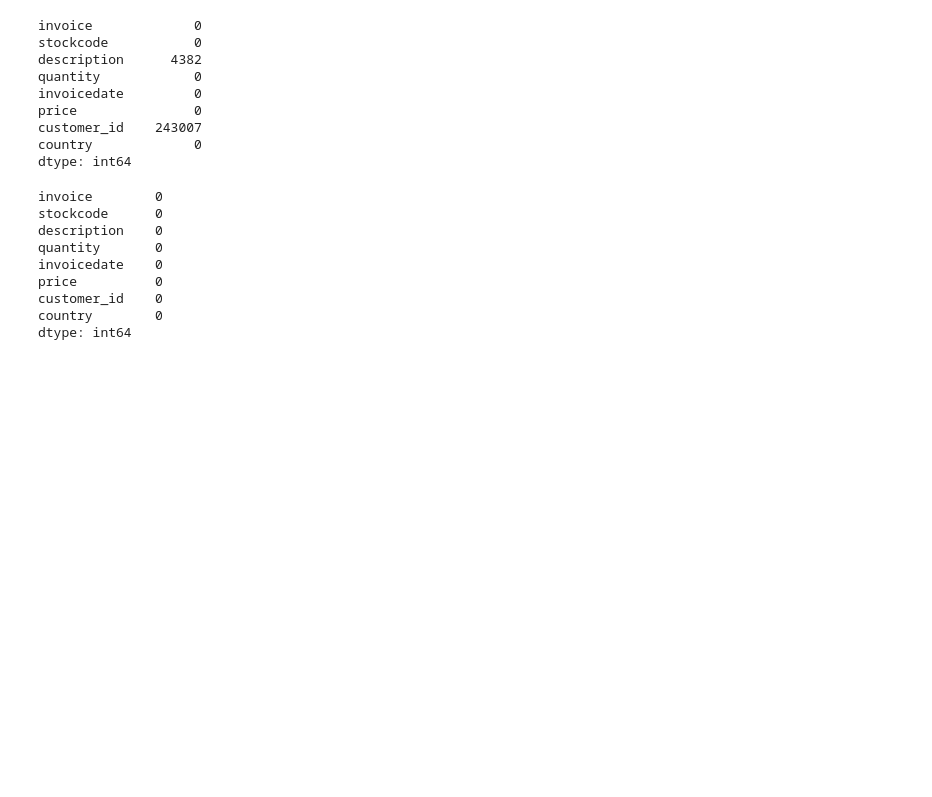
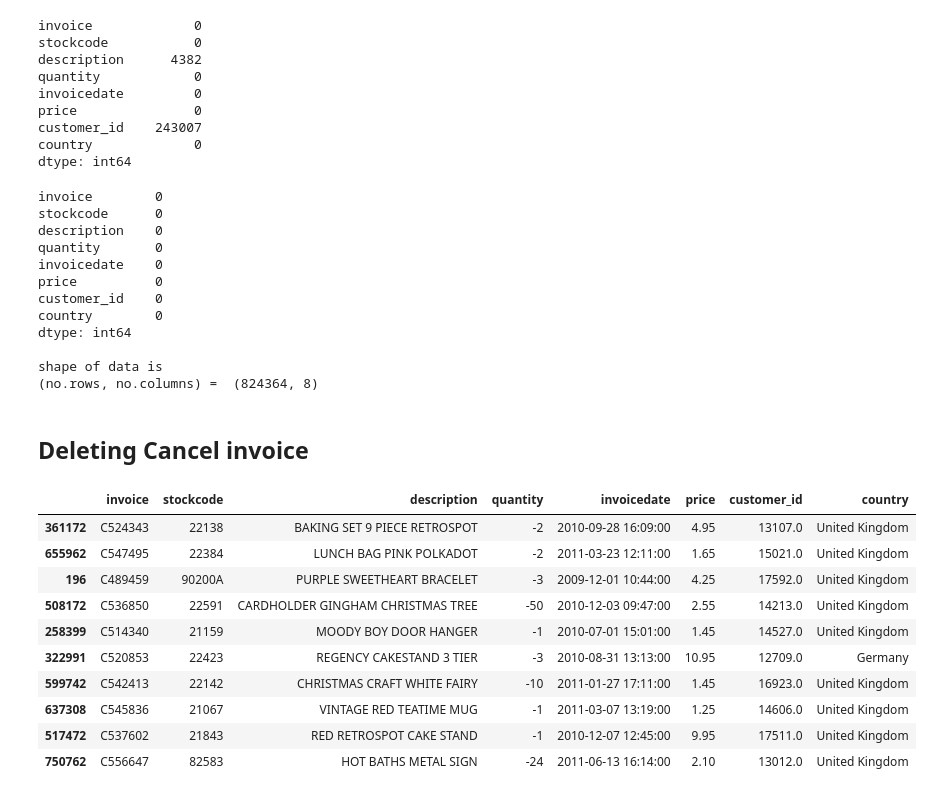
Before and after one commit to phatchara009/Data-Science-Project, a Jupyter notebook: Online Retail Dashboard with Power BI and Python/clean_online_retail_ii.ipynb, the cells around one changed output. Cells and saved outputs as stored; diff of their text form; code cells hidden in the pictures; blank space fills up the shorter version.

```diff
--- a/Online Retail Dashboard with Power BI and Python/clean_online_retail_ii.ipynb
+++ b/Online Retail Dashboard with Power BI and Python/clean_online_retail_ii.ipynb
@@ -49,7 +61,10 @@ dtype: int64
 # Drop rows with missing values in the "Customer ID" column
 # Customer ID = NA are not yet members
 retail_df.dropna(subset=["customer_id"],inplace=True)
-retail_df.isnull().sum()
+print(retail_df.isnull().sum())
+
+print("\nshape of data is")
+print("(no.rows, no.columns) = ", retail_df.shape)
 # %% [output]
 invoice        0
 stockcode      0
@@ -60,3 +75,22 @@ price          0
 customer_id    0
 country        0
 dtype: int64
+
+shape of data is
+(no.rows, no.columns) =  (824364, 8)
+# %% [markdown]
+## Deleting Cancel invoice
+# %%
+retail_df[retail_df["invoice"].str.startswith("C")].sample(10)
+# %% [output]
+|  | invoice | stockcode | description | quantity | invoicedate | price | customer_id | country |
+| 361172 | C524343 | 22138 | BAKING SET 9 PIECE RETROSPOT | -2 | 2010-09-28 16:09:00 | 4.95 | 13107.0 | United Kingdom |
+| 655962 | C547495 | 22384 | LUNCH BAG PINK POLKADOT | -2 | 2011-03-23 12:11:00 | 1.65 | 15021.0 | United Kingdom |
+| 196 | C489459 | 90200A | PURPLE SWEETHEART BRACELET | -3 | 2009-12-01 10:44:00 | 4.25 | 17592.0 | United Kingdom |
+| 508172 | C536850 | 22591 | CARDHOLDER GINGHAM CHRISTMAS TREE | -50 | 2010-12-03 09:47:00 | 2.55 | 14213.0 | United Kingdom |
+| 258399 | C514340 | 21159 | MOODY BOY DOOR HANGER | -1 | 2010-07-01 15:01:00 | 1.45 | 14527.0 | United Kingdom |
+| 322991 | C520853 | 22423 | REGENCY CAKESTAND 3 TIER | -3 | 2010-08-31 13:13:00 | 10.95 | 12709.0 | Germany |
+| 599742 | C542413 | 22142 | CHRISTMAS CRAFT WHITE FAIRY | -10 | 2011-01-27 17:11:00 | 1.45 | 16923.0 | United Kingdom |
+| 637308 | C545836 | 21067 | VINTAGE RED TEATIME MUG | -1 | 2011-03-07 13:19:00 | 1.25 | 14606.0 | United Kingdom |
+| 517472 | C537602 | 21843 | RED RETROSPOT CAKE STAND | -1 | 2010-12-07 12:45:00 | 9.95 | 17511.0 | United Kingdom |
+| 750762 | C556647 | 82583 | HOT BATHS METAL SIGN | -24 | 2011-06-13 16:14:00 | 2.10 | 13012.0 | United Kingdom |
```
Also changed, not shown: parts of 12 cells of this notebook.
